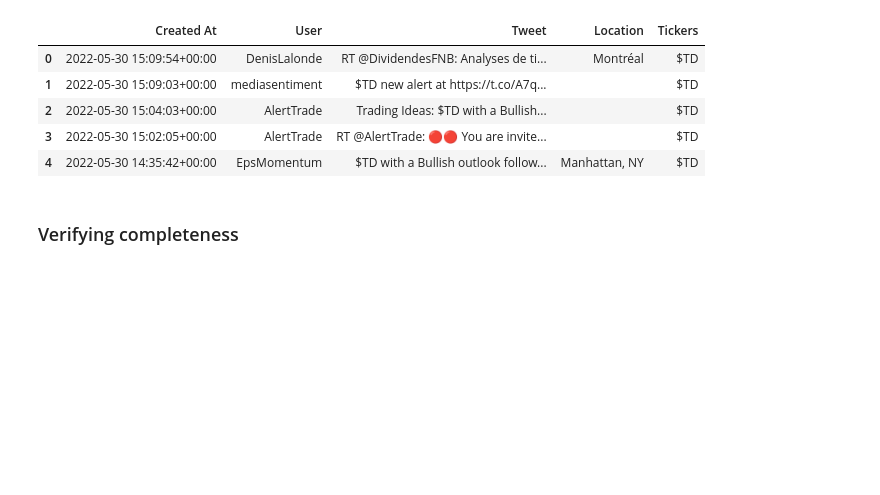
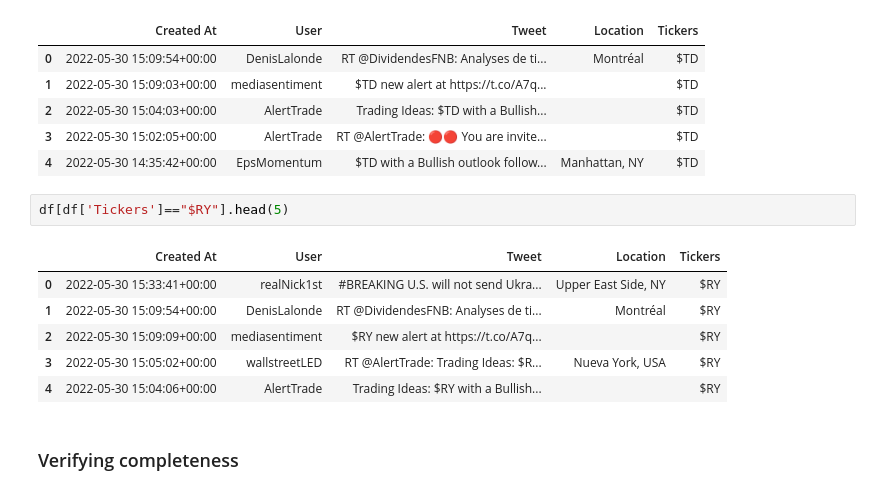
Before and after one commit to paulowe/twitter_stock_market_mining, a Jupyter notebook: BMO_Case_study.ipynb, the cells around one changed output. Saved outputs shown, nothing was run; the diff lists cells and outputs as text; blank space fills up the shorter version.

```diff
--- a/BMO_Case_study.ipynb
+++ b/BMO_Case_study.ipynb
@@ -98,6 +98,15 @@ df[df['Tickers']=="$TD"].head(5)
 | 2 | 2022-05-30 15:04:03+00:00 | AlertTrade | Trading Ideas: $TD with a Bullish... |  | $TD |
 | 3 | 2022-05-30 15:02:05+00:00 | AlertTrade | RT @AlertTrade: 🔴🔴 You are invite... |  | $TD |
 | 4 | 2022-05-30 14:35:42+00:00 | EpsMomentum | $TD with a Bullish outlook follow... | Manhattan, NY | $TD |
+# %%
+df[df['Tickers']=="$RY"].head(5)
+# %% [output]
+|  | Created At | User | Tweet | Location | Tickers |
+| 0 | 2022-05-30 15:33:41+00:00 | realNick1st | #BREAKING U.S. will not send Ukra... | Upper East Side, NY | $RY |
+| 1 | 2022-05-30 15:09:54+00:00 | DenisLalonde | RT @DividendesFNB: Analyses de ti... | Montréal | $RY |
+| 2 | 2022-05-30 15:09:09+00:00 | mediasentiment | $RY new alert at https://t.co/A7q... |  | $RY |
+| 3 | 2022-05-30 15:05:02+00:00 | wallstreetLED | RT @AlertTrade: Trading Ideas: $R... | Nueva York, USA | $RY |
+| 4 | 2022-05-30 15:04:06+00:00 | AlertTrade | Trading Ideas: $RY with a Bullish... |  | $RY |
 # %% [markdown]
 ### Verifying completeness
 # %%
```
Also changed, not shown: parts of 12 cells of this notebook.
